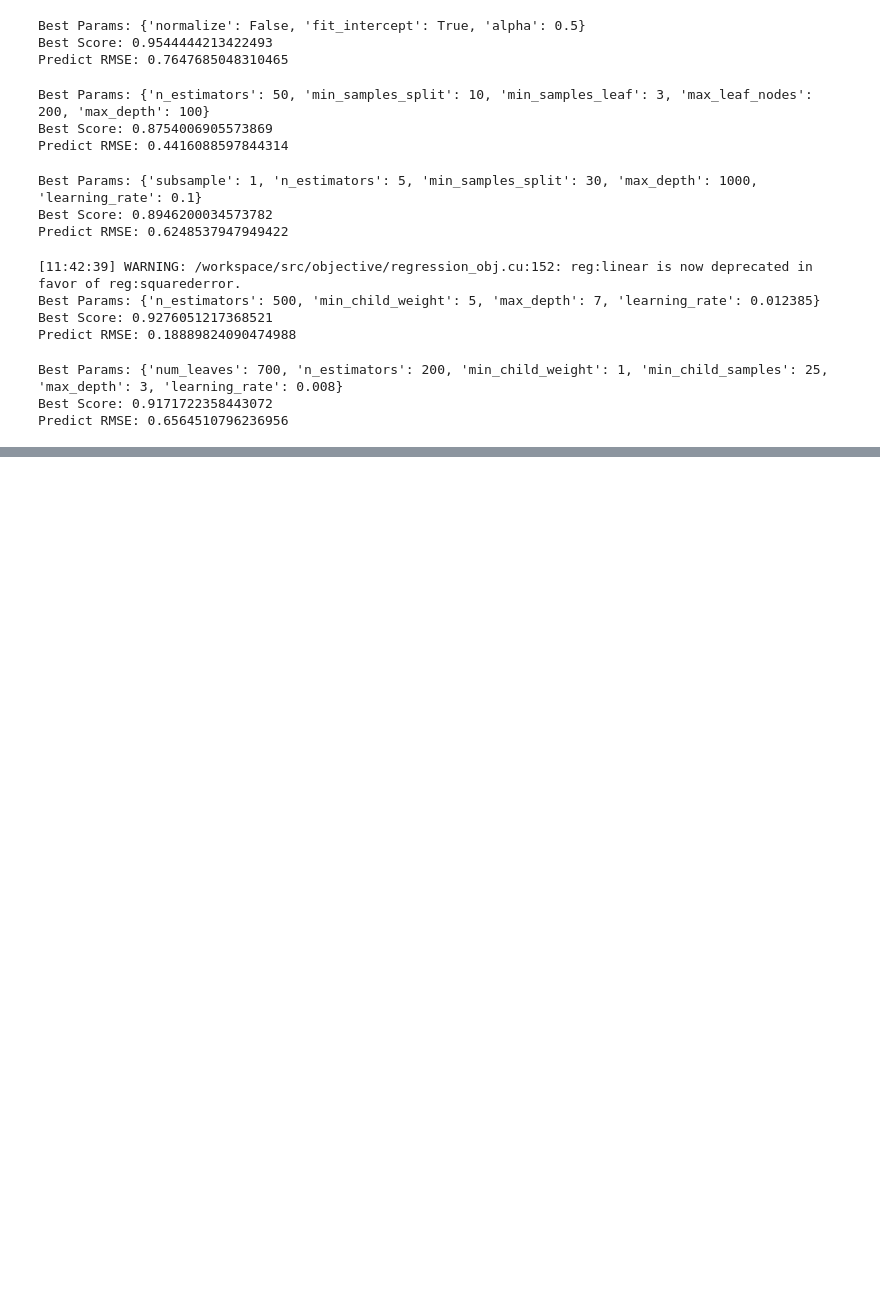
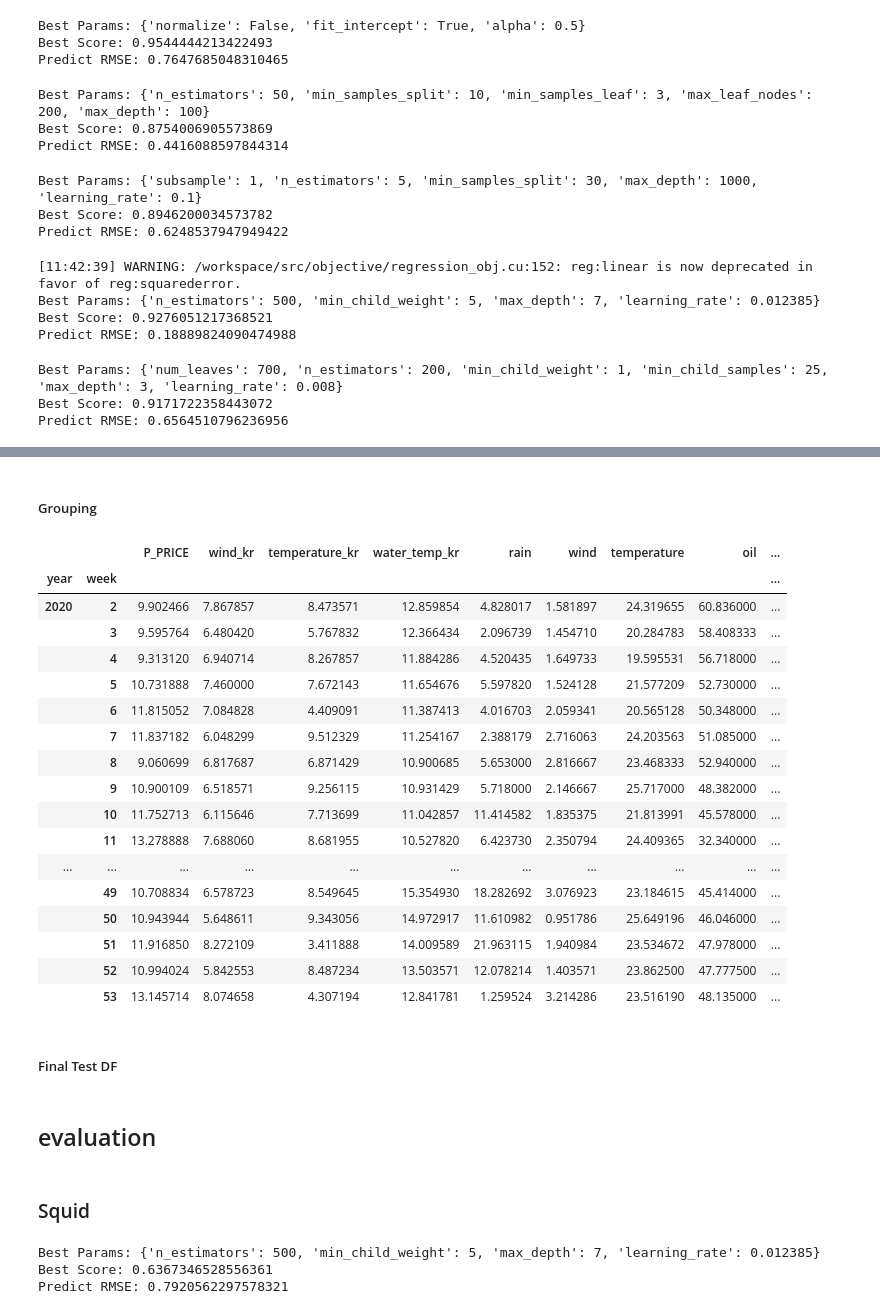
Before and after one commit to Yeony54/Project_Seafood_Import_Price_Prediction, a Jupyter notebook: 3-3. 전처리 가설 검증 (어종별 모델).ipynb, the cells around one changed output, grey strips where cells are left out. Drawn from its saved outputs; the diff is of its cells as text; code cells hidden in the pictures; blank space fills up the shorter version.

```diff
--- a/3-3. 전처리 가설 검증 (어종별 모델).ipynb
+++ b/3-3. 전처리 가설 검증 (어종별 모델).ipynb
@@ -1846,0 +2172,6 @@ Predict RMSE: 0.6564510796236956
+# %%
+df_test_whiteleg_shrimp = df_test[(df_test['P_NAME']=='흰다리새우') & ((df_test['CTRY_2']=='베트남') | (df_test['CTRY_2']=='태국'))]
+
+df_test_whiteleg_shrimp = df_test_whiteleg_shrimp[['CTRY_1','CTRY_2','P_PRICE','year','week']]
+
+df_test_whiteleg_shrimp
@@ -1846,0 +2194,10 @@ Predict RMSE: 0.6564510796236956
+# %%
+df_test_whiteleg_shrimp_add = pd.merge(df_test_whiteleg_shrimp, df_weather_kr, how='left', on=['year', 'week'])
+df_test_whiteleg_shrimp_add = pd.merge(df_test_whiteleg_shrimp_add, df_weather, how='left', on=['year', 'week', 'CTRY_1'])
+df_test_whiteleg_shrimp_add = pd.merge(df_test_whiteleg_shrimp_add, df_oil, how='left', on=['year', 'week'])
+df_test_whiteleg_shrimp_add = pd.merge(df_test_whiteleg_shrimp_add, df_cpi, how='left', on=['year', 'week'])
+df_test_whiteleg_shrimp_add = pd.merge(df_test_whiteleg_shrimp_add, df_exchange, how='left', on=['year', 'week', 'CTRY_2'])
+
+df_test_whiteleg_shrimp_add = df_test_whiteleg_shrimp_add.sort_values(['year','week'])
+
+df_test_whiteleg_shrimp_add
@@ -1846,0 +2239,27 @@ Predict RMSE: 0.6564510796236956
+# %% [markdown]
+##### Grouping
+# %%
+df_test_whiteleg_shrimp_add = df_test_whiteleg_shrimp_add.groupby(['year','week']).mean()
+
+df_test_whiteleg_shrimp_add
+# %% [output]
+|  |  | P_PRICE | wind_kr | temperature_kr | water_temp_kr | rain | wind | temperature | oil | ... |
+| year | week |  |  |  |  |  |  |  |  | ... |
+| 2020 | 2 | 9.902466 | 7.867857 | 8.473571 | 12.859854 | 4.828017 | 1.581897 | 24.319655 | 60.836000 | ... |
+|  | 3 | 9.595764 | 6.480420 | 5.767832 | 12.366434 | 2.096739 | 1.454710 | 20.284783 | 58.408333 | ... |
+|  | 4 | 9.313120 | 6.940714 | 8.267857 | 11.884286 | 4.520435 | 1.649733 | 19.595531 | 56.718000 | ... |
+|  | 5 | 10.731888 | 7.460000 | 7.672143 | 11.654676 | 5.597820 | 1.524128 | 21.577209 | 52.730000 | ... |
+|  | 6 | 11.815052 | 7.084828 | 4.409091 | 11.387413 | 4.016703 | 2.059341 | 20.565128 | 50.348000 | ... |
+|  | 7 | 11.837182 | 6.048299 | 9.512329 | 11.254167 | 2.388179 | 2.716063 | 24.203563 | 51.085000 | ... |
+|  | 8 | 9.060699 | 6.817687 | 6.871429 | 10.900685 | 5.653000 | 2.816667 | 23.468333 | 52.940000 | ... |
+|  | 9 | 10.900109 | 6.518571 | 9.256115 | 10.931429 | 5.718000 | 2.146667 | 25.717000 | 48.382000 | ... |
+|  | 10 | 11.752713 | 6.115646 | 7.713699 | 11.042857 | 11.414582 | 1.835375 | 21.813991 | 45.578000 | ... |
+|  | 11 | 13.278888 | 7.688060 | 8.681955 | 10.527820 | 6.423730 | 2.350794 | 24.409365 | 32.340000 | ... |
+| ... | ... | ... | ... | ... | ... | ... | ... | ... | ... | ... |
+|  | 49 | 10.708834 | 6.578723 | 8.549645 | 15.354930 | 18.282692 | 3.076923 | 23.184615 | 45.414000 | ... |
+|  | 50 | 10.943944 | 5.648611 | 9.343056 | 14.972917 | 11.610982 | 0.951786 | 25.649196 | 46.046000 | ... |
+|  | 51 | 11.916850 | 8.272109 | 3.411888 | 14.009589 | 21.963115 | 1.940984 | 23.534672 | 47.978000 | ... |
+|  | 52 | 10.994024 | 5.842553 | 8.487234 | 13.503571 | 12.078214 | 1.403571 | 23.862500 | 47.777500 | ... |
+|  | 53 | 13.145714 | 8.074658 | 4.307194 | 12.841781 | 1.259524 | 3.214286 | 23.516190 | 48.135000 | ... |
+# %% [markdown]
+##### Final Test DF
@@ -1846,0 +2268,17 @@ Predict RMSE: 0.6564510796236956
+# %% [markdown]
+## evaluation
+# %% [markdown]
+### Squid
+# %%
+squid_test_features = final_test_squid.drop('P_PRICE',axis=1)
+squid_test_target = final_test_squid['P_PRICE']
+
+pred = squid_final.predict(squid_test_features)
+
+print('Best Params:', squid_final.best_params_)
+print('Best Score:', np.sqrt(-1 *squid_final.best_score_))
+print('Predict RMSE:',(np.sqrt(mean_squared_error(squid_test_target, pred))))
+# %% [output]
+Best Params: {'n_estimators': 500, 'min_child_weight': 5, 'max_depth': 7, 'learning_rate': 0.012385}
+Best Score: 0.6367346528556361
+Predict RMSE: 0.7920562297578321
```
Also changed, not shown: parts of 48 cells of this notebook.
